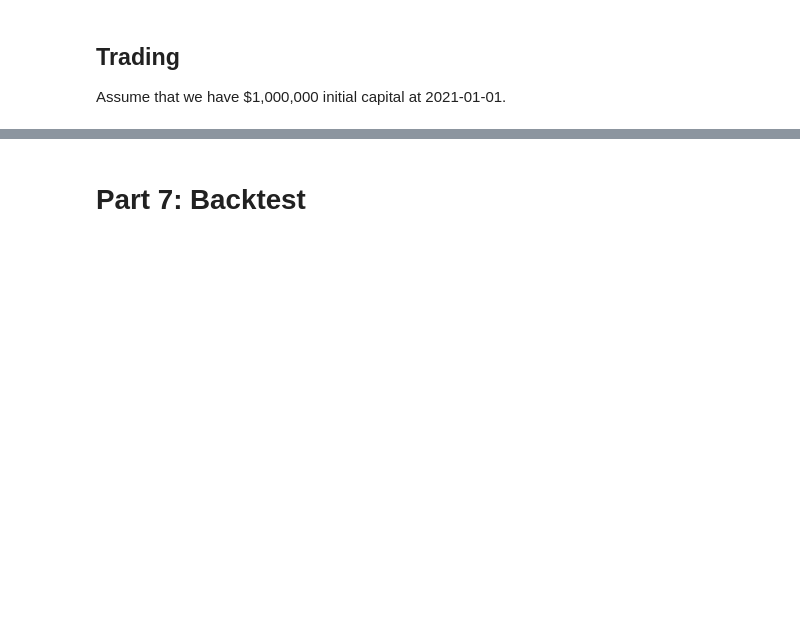
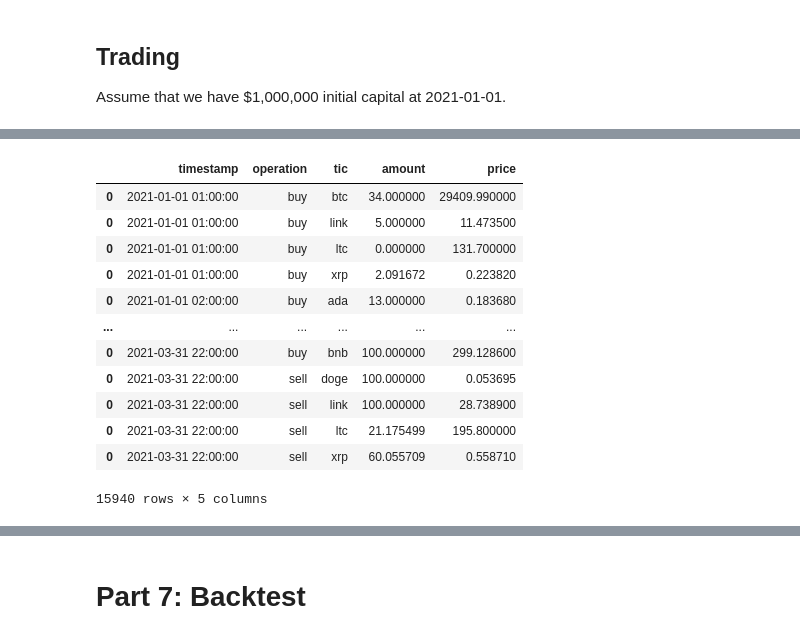
Before and after one commit to Toroi01/TradingRLBot, a Jupyter notebook: main.ipynb, the cells around one changed output, grey strips where cells are left out. Saved outputs shown, nothing was run; the diff lists cells and outputs as text; code cells hidden in the pictures; blank space fills up the shorter version.

```diff
--- a/main.ipynb
+++ b/main.ipynb
@@ -325,0 +260,16 @@ df_actions.to_csv('df_actions.csv')
+# %%
+transactions
+# %% [output]
+|  | timestamp | operation | tic | amount | price |
+| 0 | 2021-01-01 01:00:00 | buy | btc | 34.000000 | 29409.990000 |
+| 0 | 2021-01-01 01:00:00 | buy | link | 5.000000 | 11.473500 |
+| 0 | 2021-01-01 01:00:00 | buy | ltc | 0.000000 | 131.700000 |
+| 0 | 2021-01-01 01:00:00 | buy | xrp | 2.091672 | 0.223820 |
+| 0 | 2021-01-01 02:00:00 | buy | ada | 13.000000 | 0.183680 |
+| ... | ... | ... | ... | ... | ... |
+| 0 | 2021-03-31 22:00:00 | buy | bnb | 100.000000 | 299.128600 |
+| 0 | 2021-03-31 22:00:00 | sell | doge | 100.000000 | 0.053695 |
+| 0 | 2021-03-31 22:00:00 | sell | link | 100.000000 | 28.738900 |
+| 0 | 2021-03-31 22:00:00 | sell | ltc | 21.175499 | 195.800000 |
+| 0 | 2021-03-31 22:00:00 | sell | xrp | 60.055709 | 0.558710 |
+15940 rows × 5 columns
```
Also changed, not shown: parts of 19 cells of this notebook, 7 other files.
